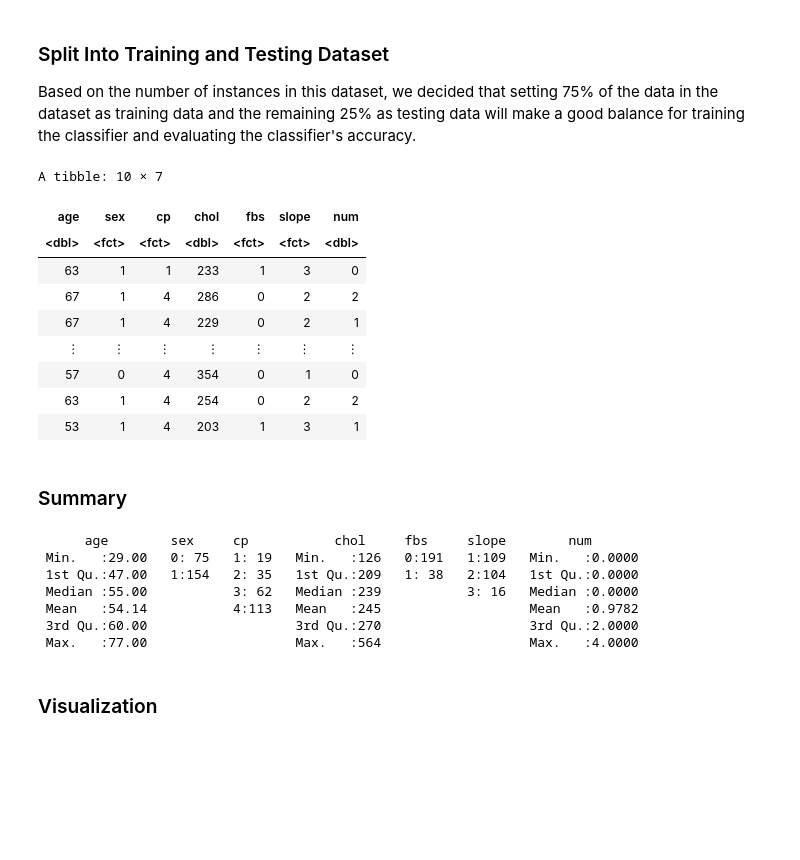
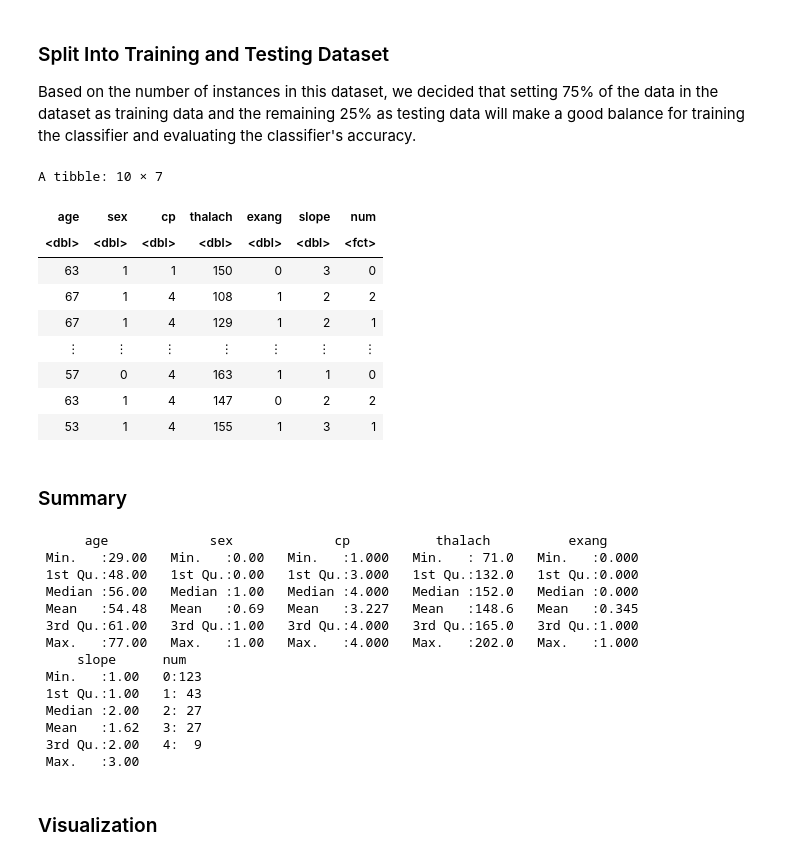
Before and after one commit to oliviahe0111/Heart-Disease-Data, a Jupyter notebook: heart_disease_data.ipynb, the cells around one changed output. Cells and saved outputs as stored; diff of their text form; code cells hidden in the pictures; blank space fills up the shorter version.

```diff
--- a/heart_disease_data.ipynb
+++ b/heart_disease_data.ipynb
@@ -83,0 +185,11 @@ Value 1 > 50% Diameter narrowing
+# %%
+set.seed(1234)
+heart_disease_data_2 <- read_csv(heart_disease_url, col_names = c("age", "sex", "cp", "trestbps", "chol", "fbs",
+                                                               "restecg", "thalach", "exang", "oldpeak", "slope",
+                                                               "ca", "thal", "num")) %>%
+                        mutate(num = as.factor(num)) %>%
+#                         mutate(cp = as.numeric(as.factor(cp)), fbs = as.factor(fbs), restecg = as.factor(restecg),
+#                             exang = as.numeric(as.factor(exang)), slope = as.numeric(as.factor(slope)),
+#                                sex = as.numeric(as.factor(sex))) %>%
+                        select(age, sex, cp, thalach, exang, slope, num)
+heart_disease_data_2
@@ -85,34 +225,42 @@ Value 1 > 50% Diameter narrowing
 ### Split Into Training and Testing Dataset
 Based on the number of instances in this dataset, we decided that setting 75% of the data in the dataset as training data and the remaining 25% as testing data will make a good balance for training the classifier and evaluating the classifier's accuracy.
 # %%
-heart_disease_split <- initial_split(heart_disease_data, prop = 0.75, strata = num)
+set.seed(1234)
+heart_disease_split <- initial_split(heart_disease_data_2, prop = 0.75, strata = num)
 heart_disease_train <- training(heart_disease_split)
 heart_disease_test <- testing(heart_disease_split)
 
-head(heart_disease_data, 10)
+head(heart_disease_data_2, 10)
 # %% [output]
 A tibble: 10 × 7
-| age | sex | cp | chol | fbs | slope | num |
-| <dbl> | <fct> | <fct> | <dbl> | <fct> | <fct> | <dbl> |
-| 63 | 1 | 1 | 233 | 1 | 3 | 0 |
-| 67 | 1 | 4 | 286 | 0 | 2 | 2 |
-| 67 | 1 | 4 | 229 | 0 | 2 | 1 |
+| age | sex | cp | thalach | exang | slope | num |
+| <dbl> | <dbl> | <dbl> | <dbl> | <dbl> | <dbl> | <fct> |
+| 63 | 1 | 1 | 150 | 0 | 3 | 0 |
+| 67 | 1 | 4 | 108 | 1 | 2 | 2 |
+| 67 | 1 | 4 | 129 | 1 | 2 | 1 |
 | ⋮ | ⋮ | ⋮ | ⋮ | ⋮ | ⋮ | ⋮ |
-| 57 | 0 | 4 | 354 | 0 | 1 | 0 |
-| 63 | 1 | 4 | 254 | 0 | 2 | 2 |
-| 53 | 1 | 4 | 203 | 1 | 3 | 1 |
+| 57 | 0 | 4 | 163 | 1 | 1 | 0 |
+| 63 | 1 | 4 | 147 | 0 | 2 | 2 |
+| 53 | 1 | 4 | 155 | 1 | 3 | 1 |
 # %% [markdown]
 ### Summary
 # %%
 summary(heart_disease_train)
 # %% [output]
-      age        sex     cp           chol     fbs     slope        num
- Min.   :29.00   0: 75   1: 19   Min.   :126   0:191   1:109   Min.   :0.0000
- 1st Qu.:47.00   1:154   2: 35   1st Qu.:209   1: 38   2:104   1st Qu.:0.0000
- Median :55.00           3: 62   Median :239           3: 16   Median :0.0000
- Mean   :54.14           4:113   Mean   :245                   Mean   :0.9782
- 3rd Qu.:60.00                   3rd Qu.:270                   3rd Qu.:2.0000
- Max.   :77.00                   Max.   :564                   Max.   :4.0000
+      age             sex             cp           thalach          exang
+ Min.   :29.00   Min.   :0.00   Min.   :1.000   Min.   : 71.0   Min.   :0.000
+ 1st Qu.:48.00   1st Qu.:0.00   1st Qu.:3.000   1st Qu.:132.0   1st Qu.:0.000
+ Median :56.00   Median :1.00   Median :4.000   Median :152.0   Median :0.000
+ Mean   :54.48   Mean   :0.69   Mean   :3.227   Mean   :148.6   Mean   :0.345
+ 3rd Qu.:61.00   3rd Qu.:1.00   3rd Qu.:4.000   3rd Qu.:165.0   3rd Qu.:1.000
+ Max.   :77.00   Max.   :1.00   Max.   :4.000   Max.   :202.0   Max.   :1.000
+     slope      num
+ Min.   :1.00   0:123
+ 1st Qu.:1.00   1: 43
+ Median :2.00   2: 27
+ Mean   :1.62   3: 27
+ 3rd Qu.:2.00   4:  9
+ Max.   :3.00
 # %% [markdown]
 ### Visualization
 # %% [markdown]
```
Also changed, not shown: parts of 25 cells of this notebook.
